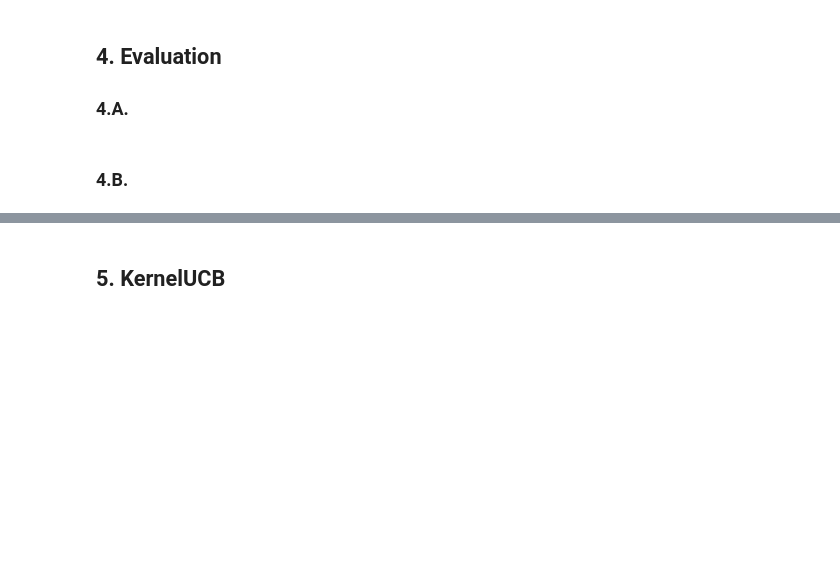
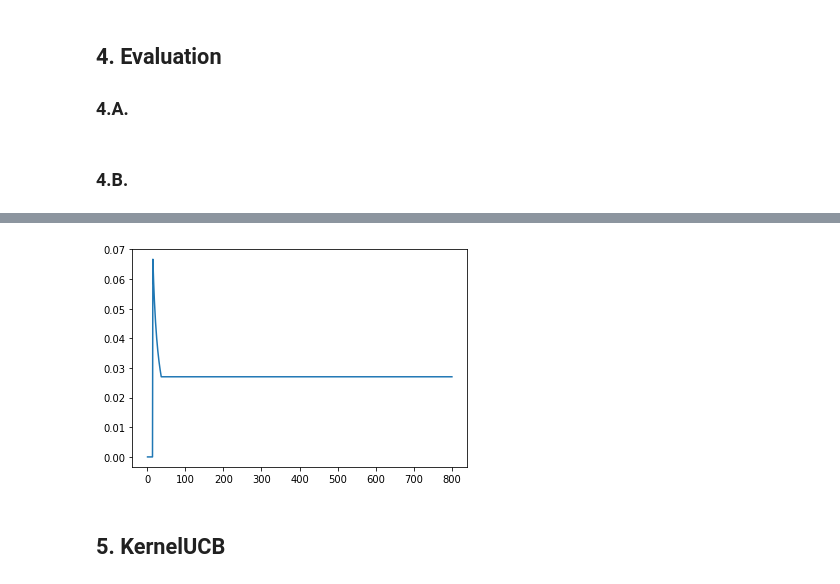
Before and after one commit to youshaox/COMP90051-project2, a Jupyter notebook: youshaox.ipynb, the cells around one changed output, grey strips where cells are left out. Cells and saved outputs as stored; diff of their text form; code cells hidden in the pictures; blank space fills up the shorter version.

```diff
--- a/youshaox.ipynb
+++ b/youshaox.ipynb
@@ -279,3 +409,10 @@ print('LinUCB average reward', np.mean(results_LinUCB))
+# %%
+fig = plt.figure()
+ax = plt.axes()
+x = np.linspace(1, 800, 800)
+ax.plot(x, result_mab_linucb);
+# %% [output]
+[figure, added]
 # %% [markdown]
 ## 5. KernelUCB
 # %%
```
Also changed, not shown: parts of 17 cells of this notebook, 4 other files.
